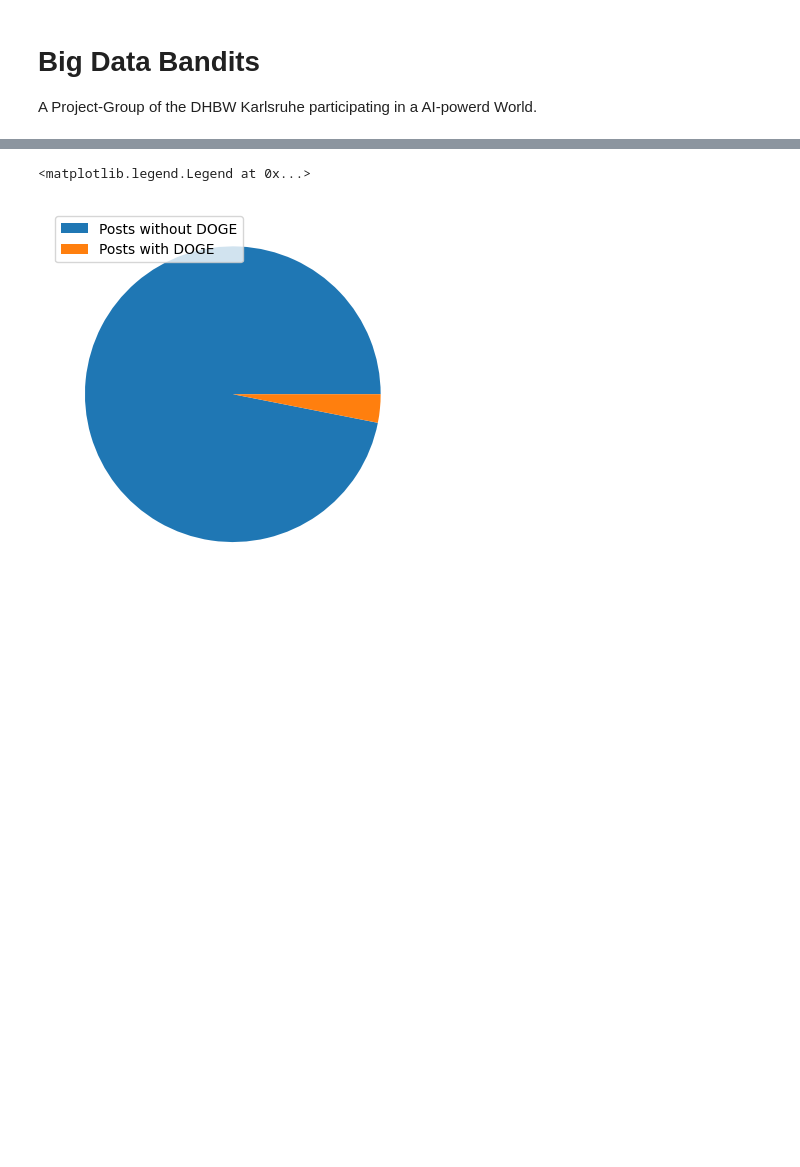
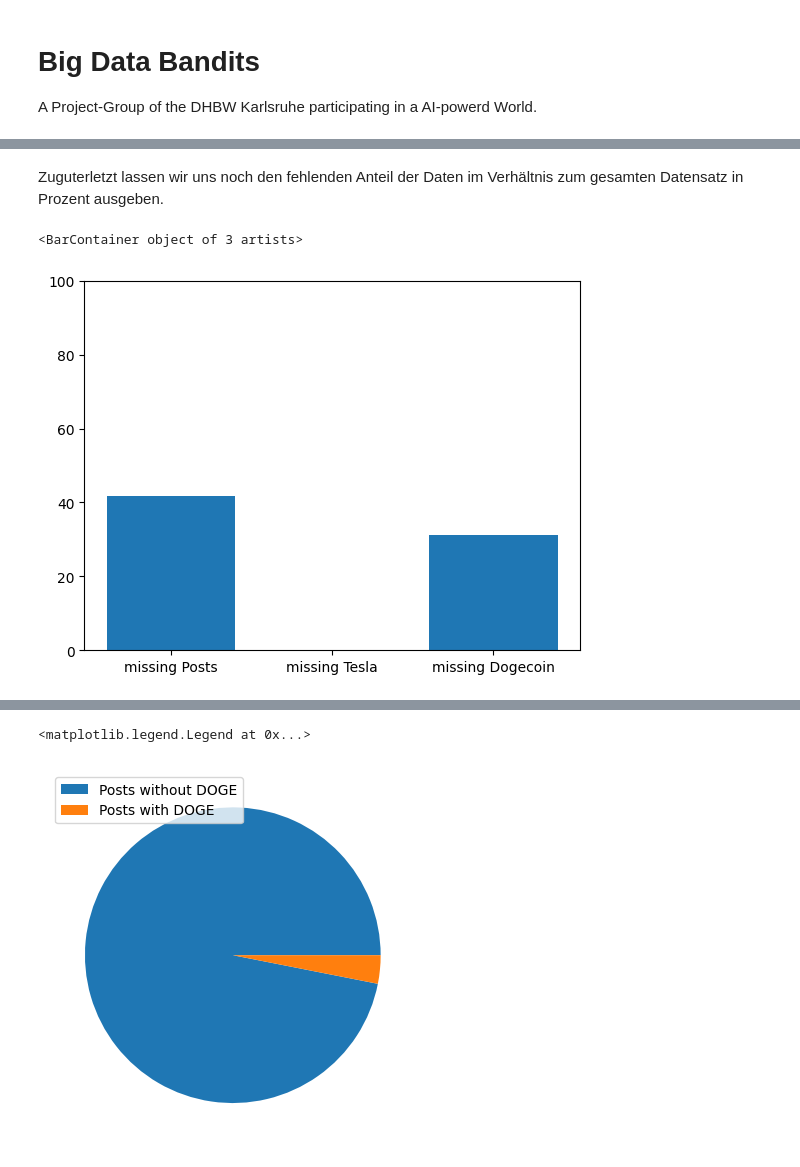
Before and after one commit to alphaname007/BigDataBandits, a Jupyter notebook: Abstract.ipynb, the cells around one changed output, grey strips where cells are left out. Cells and saved outputs as stored; diff of their text form; code cells hidden in the pictures; blank space fills up the shorter version.

```diff
--- a/Abstract.ipynb
+++ b/Abstract.ipynb
@@ -25,0 +95,19 @@ So berechnet z.B.: die Funktion **get_trade_day_avg()** den Durchschnittlichen H
+# %% [markdown]
+Zuguterletzt lassen wir uns noch den fehlenden Anteil der Daten im Verhältnis zum gesamten Datensatz in Prozent ausgeben.
+# %%
+import matplotlib.pyplot as plt
+
+plt.ylim(0, 100)
+
+plt.bar(
+    ["missing Posts", "missing Tesla", "missing Dogecoin"],
+    [
+        (Posts_density['exists'].value_counts(normalize=True) * 100).get(0, 0),
+        (Dogecoin_density['exists'].value_counts(normalize=True) * 100).get(0, 0),
+        (Tesla_density['exists'].value_counts(normalize=True) * 100).get(0, 0)
+
+    ]
+)
+# %% [output]
+<BarContainer object of 3 artists>
+[figure, added]
```
Also changed, not shown: parts of 24 cells of this notebook, 3 other files.
